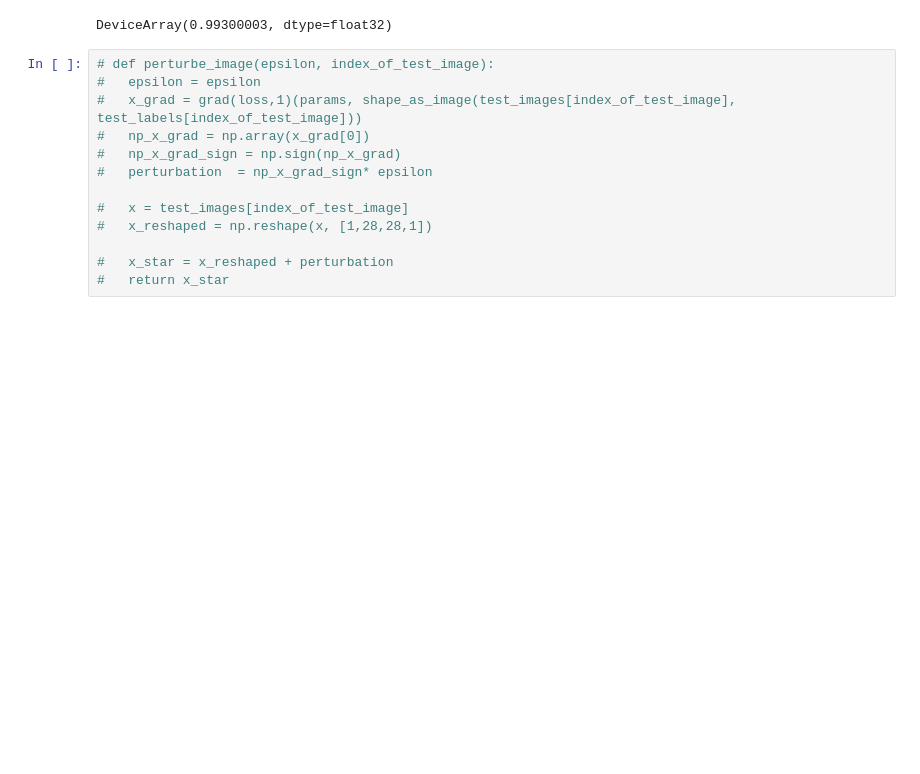
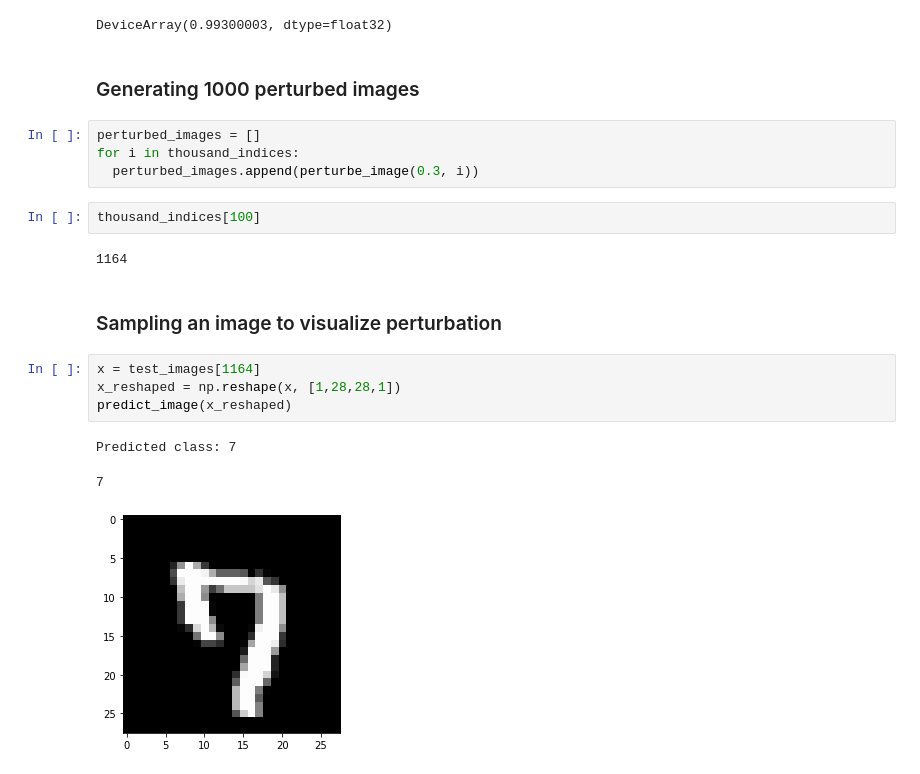
Before and after one commit to armandordorica/ECE1513_A5_Adversarial_training, a Jupyter notebook: ECE1513_A5_V2.ipynb, the cells around one changed output. Saved outputs shown, nothing was run; the diff lists cells and outputs as text; blank space fills up the shorter version.

```diff
--- a/ECE1513_A5_V2.ipynb
+++ b/ECE1513_A5_V2.ipynb
@@ -549,16 +549,23 @@ train_images.shape
 accuracy(params, shape_as_image(thousand_testing_sevens, thousand_testing_sevens_labels))
 # %% [output]
 DeviceArray(0.99300003, dtype=float32)
-# %%
-# def perturbe_image(epsilon, index_of_test_image):
-#   epsilon = epsilon
-#   x_grad = grad(loss,1)(params, shape_as_image(test_images[index_of_test_image], test_labels[index_of_test_image]))
-#   np_x_grad = np.array(x_grad[0])
-#   np_x_grad_sign = np.sign(np_x_grad)
-#   perturbation  = np_x_grad_sign* epsilon
-
-#   x = test_images[index_of_test_image]
-#   x_reshaped = np.reshape(x, [1,28,28,1])
-
-#   x_star = x_reshaped + perturbation
-#   return x_star
+# %% [markdown]
+### Generating 1000 perturbed images
+# %%
+perturbed_images = []
+for i in thousand_indices:
+  perturbed_images.append(perturbe_image(0.3, i))
+# %%
+thousand_indices[100]
+# %% [output]
+1164
+# %% [markdown]
+### Sampling an image to visualize perturbation
+# %%
+x = test_images[1164]
+x_reshaped = np.reshape(x, [1,28,28,1])
+predict_image(x_reshaped)
+# %% [output]
+Predicted class: 7
+7
+[figure, added]
```
Also changed, not shown: parts of 4 cells of this notebook.
